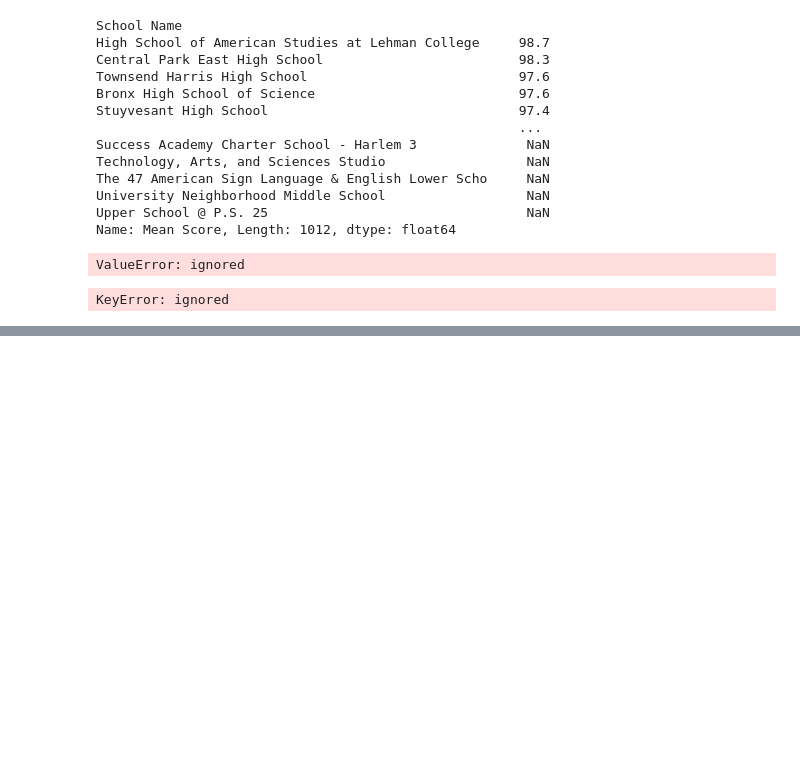
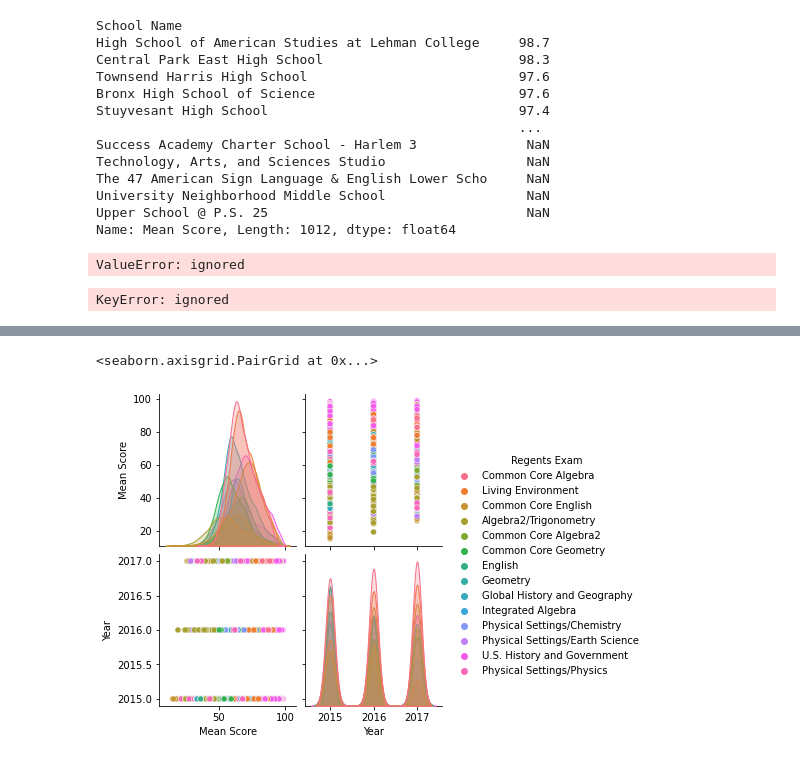
Before and after one commit to tuccib/CUNY-LAG, a Jupyter notebook: 210625_Project1_Bruno_Tucci.ipynb, the cells around one changed output, grey strips where cells are left out. Drawn from its saved outputs; the diff is of its cells as text; code cells hidden in the pictures; blank space fills up the shorter version.

```diff
--- a/210625_Project1_Bruno_Tucci.ipynb
+++ b/210625_Project1_Bruno_Tucci.ipynb
@@ -401,0 +412,5 @@ KeyError: ignored
+# %%
+sns.pairplot(df5, hue = 'Regents Exam')
+# %% [output]
+<seaborn.axisgrid.PairGrid at 0x...>
+[figure, added]
```
Also changed, not shown: parts of 3 cells of this notebook.
